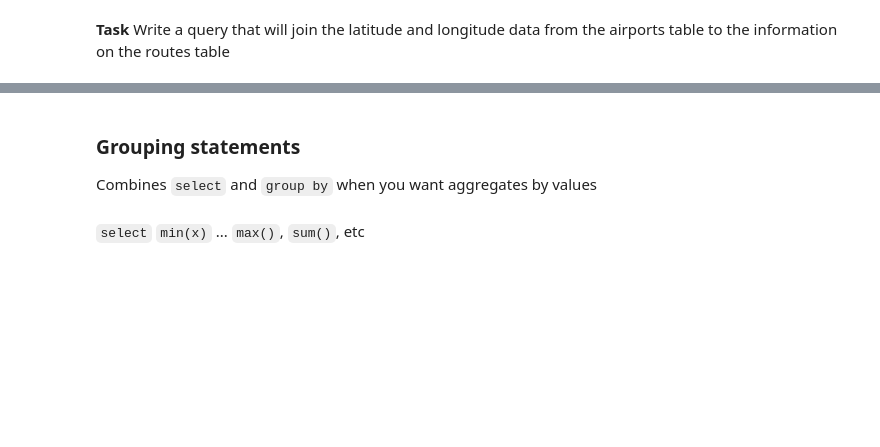
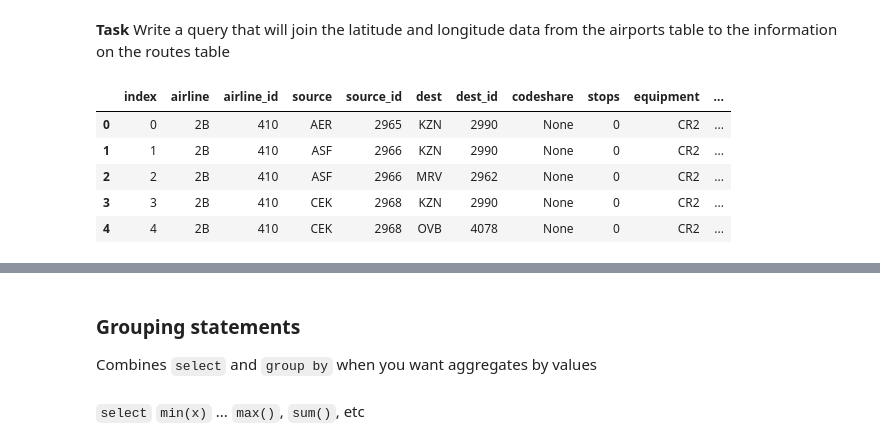
Before and after one commit to gywooo1/hbs-ds-060120, a Jupyter notebook: module-1/day-9-sql-1/sql-to-pandas.ipynb, the cells around one changed output, grey strips where cells are left out. Drawn from its saved outputs; the diff is of its cells as text; code cells hidden in the pictures; blank space fills up the shorter version.

```diff
--- a/module-1/day-9-sql-1/sql-to-pandas.ipynb
+++ b/module-1/day-9-sql-1/sql-to-pandas.ipynb
@@ -400,3 +421,22 @@ SQL joins can be used to both **add** data to a table and **remove** data from a
+# %%
+cursor.execute('''SELECT
+                r.*,
+                latitude AS source_lat,
+                longitude AS source_lon
+        FROM routes AS r
+        JOIN airports AS a
+        ON r.source_id = a.id
+''')
+df = pd.DataFrame(cursor.fetchall())
+df.columns = [x[0] for x in cursor.description]
+df.head()
+# %% [output]
+|  | index | airline | airline_id | source | source_id | dest | dest_id | codeshare | stops | equipment | ... |
+| 0 | 0 | 2B | 410 | AER | 2965 | KZN | 2990 | None | 0 | CR2 | ... |
+| 1 | 1 | 2B | 410 | ASF | 2966 | KZN | 2990 | None | 0 | CR2 | ... |
+| 2 | 2 | 2B | 410 | ASF | 2966 | MRV | 2962 | None | 0 | CR2 | ... |
+| 3 | 3 | 2B | 410 | CEK | 2968 | KZN | 2990 | None | 0 | CR2 | ... |
+| 4 | 4 | 2B | 410 | CEK | 2968 | OVB | 4078 | None | 0 | CR2 | ... |
 # %%
 cursor.execute("""
 SELECT r.*,
```
Also changed, not shown: parts of 11 cells of this notebook.
